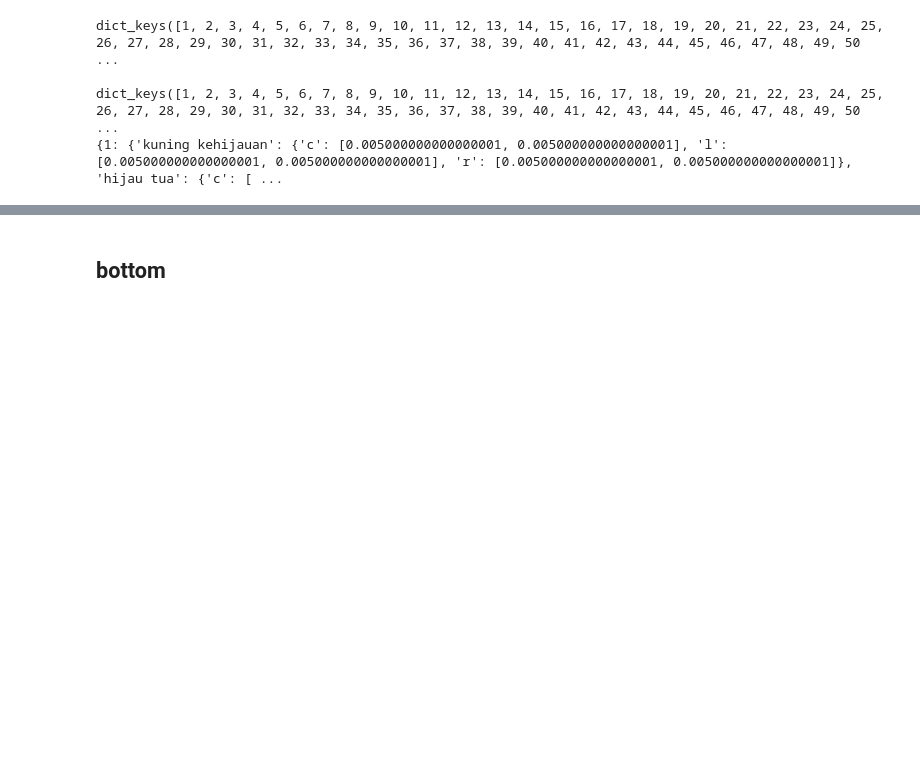
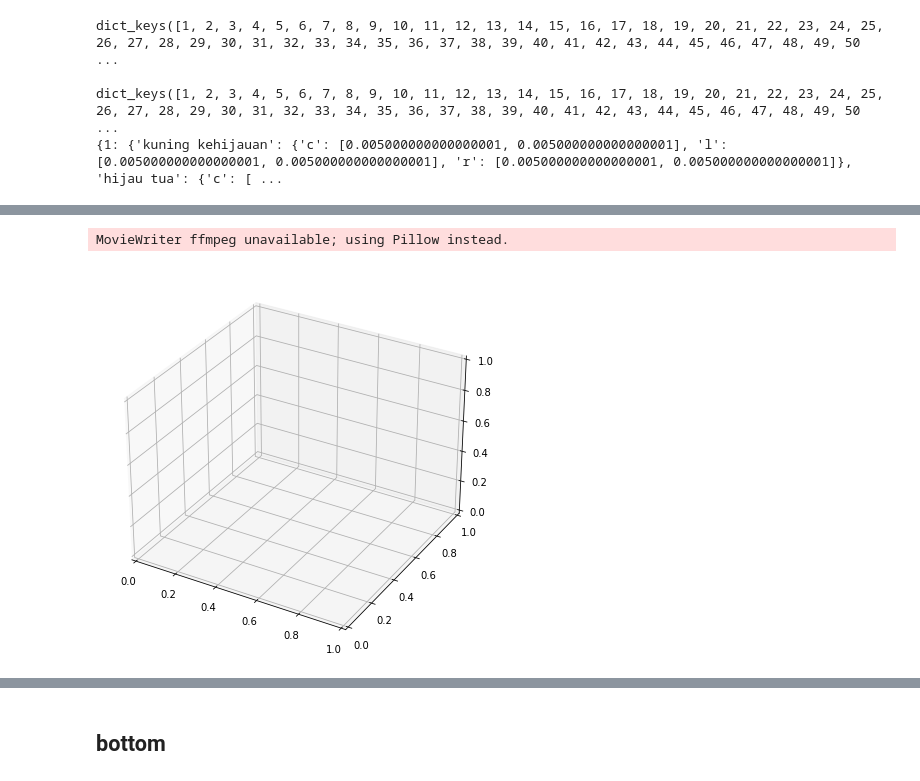
Before and after one commit to LastAeon/TA_Syihab, a Jupyter notebook: main.ipynb, the cells around one changed output, grey strips where cells are left out. Drawn from its saved outputs; the diff is of its cells as text; code cells hidden in the pictures; blank space fills up the shorter version.

```diff
--- a/main.ipynb
+++ b/main.ipynb
@@ -1168,13 +1207,13 @@ def objectTrackingOpticalFlow(videoPath, isLive, isShow):
 ## eksekusi
 # %%
 # reading main image
-cap1 = cv2.VideoCapture("video/take2/kanan/VID_gerakan3.mp4")
-success, img1 = cap1.read()
-cap1.release()
 hasilObjectTracking = {}
-hasilObjectTracking[0] = objectTrackingKalmanFilter('video/take2/tengah/VID_gerakan3.mp4', warnaBolaHsvJose, False, False)
-hasilObjectTracking[1] = objectTrackingKalmanFilter('video/take2/kanan/VID_gerakan3.mp4', warnaBolaHsvWisnu, False, False)
-hasilObjectTracking[2] = objectTrackingKalmanFilter('video/take2/kiri/VID_gerakan3.mp4', warnaBolaHsvMoses, False, False)
+hasilObjectTracking[0] = objectTrackingOpticalFlow('video/take2/tengah/VID_gerakan3.mp4', warnaBolaHsvJose, False, True)
+hasilObjectTracking[0] = objectTrackingOpticalFlow('video/take2/kanan/VID_gerakan3.mp4', warnaBolaHsvWisnu, False, True)
+hasilObjectTracking[0] = objectTrackingOpticalFlow('video/take2/kiri/VID_gerakan3.mp4', warnaBolaHsvMoses, False, True)
+# hasilObjectTracking[0] = objectTrackingKalmanFilter('video/take2/tengah/VID_gerakan4.mp4', warnaBolaHsvJose, False, True)
+# hasilObjectTracking[1] = objectTrackingKalmanFilter('video/take2/kanan/VID_gerakan4.mp4', warnaBolaHsvWisnu, False, True)
+# hasilObjectTracking[2] = objectTrackingKalmanFilter('video/take2/kiri/VID_gerakan4.mp4', warnaBolaHsvMoses, False, True)
 # hasilObjectTracking["0"] = objectTrackingKalmanFilterLib('video/take1/tengah/VID_tes1_1.mp4', False, True)
 # hasilObjectTracking["0"] = objectTrackingExtendedKalmanFilterLib('video/take1/tengah/VID_tes1_1.mp4', False, True)
 # hasilObjectTracking["1"] = objectTrackingKalmanFilter('video/tes_di_wisnu_3.mp4', False, False)
@@ -1220,10 +1254,10 @@ print(len(hasilObjectTrackingFormatted))
 # %%
 
-fileResultPickle1 = open("outputPickle2", "wb")
+fileResultPickle1 = open("outputPickle2_3", "wb")
 pickle.dump(hasilObjectTrackingFormatted, fileResultPickle1)
 fileResultPickle1.close()
 
-fileResultPickle2 = open("outputPickle2", "rb")
+fileResultPickle2 = open("outputPickle2_3", "rb")
 loadPickle = pickle.load(fileResultPickle2)
 fileResultPickle2.close()
 # %%
@@ -1249,7 +1283,7 @@ dict_keys([1, 2, 3, 4, 5, 6, 7, 8, 9, 10, 11, 12, 13, 14, 15, 16, 17, 18, 19, 20
 import json
 import pickle as pickle
 
-fileResultPickle2 = open("output3D.pickle", "rb")
+fileResultPickle2 = open("output3dPickle2_3", "rb")
 loadPickle3D = pickle.load(fileResultPickle2)
 fileResultPickle2.close()
 print(loadPickle3D)
@@ -1261,6 +1295,6 @@ for frame in loadPickle3D:
         loadPickle3D[frame][marker] = loadPickle3D[frame][marker].tolist()
         # loadPickle3D[frame][marker] = "[{}, {}, {}]".format(loadPickle3D[frame][marker][0], loadPickle3D[frame][marker][1], loadPickle3D[frame][marker][2])
 print(loadPickle3D)
-with open("output.json", "w") as outfile:
+with open("output2_3.json", "w") as outfile:
     json.dump(loadPickle3D, outfile)
 # %% [output]
@@ -1269 +1339,46 @@ with open("output.json", "w") as outfile:
+# %%
+import matplotlib.animation as animation
+import matplotlib.pyplot as plt
+import pickle as pickle
+import numpy as np
+
+
+fig = plt.figure(figsize = (10, 7))
+ax = plt.axes(projection ="3d")
+
+
+
+plt.title("Animation")
+
+fileResultPickle = open("output3DPickle2", "rb")
+outdata = pickle.load(fileResultPickle)
+fileResultPickle.close()
+
+connection = [['kuning kehijauan','hijau tua'],
+              ['hijau tua','biru muda'],
+              ['biru muda','oranye'],
+              ['oranye','ungu'],
+              ['ungu','biru telur unta']]
+
+def init_func():
+    ax.clear()
+
+def updatefig(i):
+    ax.clear()
+    ax.set_xlim3d(-100, 100)
+    ax.set_ylim3d(-50, 300)
+    ax.set_zlim3d(100, 400)
+    for c in connection:
+        p3ds = outdata[i+1]
+        xs = [p3ds[c[0]][0],p3ds[c[1]][0]]
+        ys = [p3ds[c[0]][1],p3ds[c[1]][1]]
+        zs = [p3ds[c[0]][2],p3ds[c[1]][2]]
+        ax.scatter3D(xs, ys, zs, c = "darkred")
+        ax.plot(xs, ys, zs, c = "red")
+
+anim = animation.FuncAnimation(fig, updatefig, len(outdata),init_func=init_func)
+anim.save("./output/output2.gif",fps = 30)
+# %% [output]
+MovieWriter ffmpeg unavailable; using Pillow instead.
+[figure, added]
 # %%
```
Also changed, not shown: parts of 11 cells of this notebook, 2 other files.
